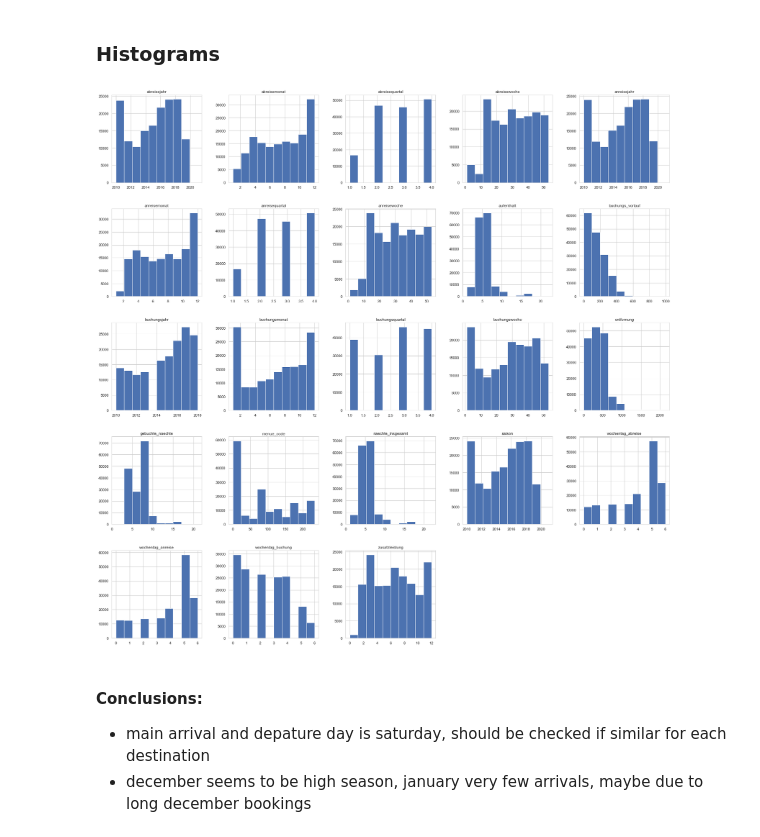
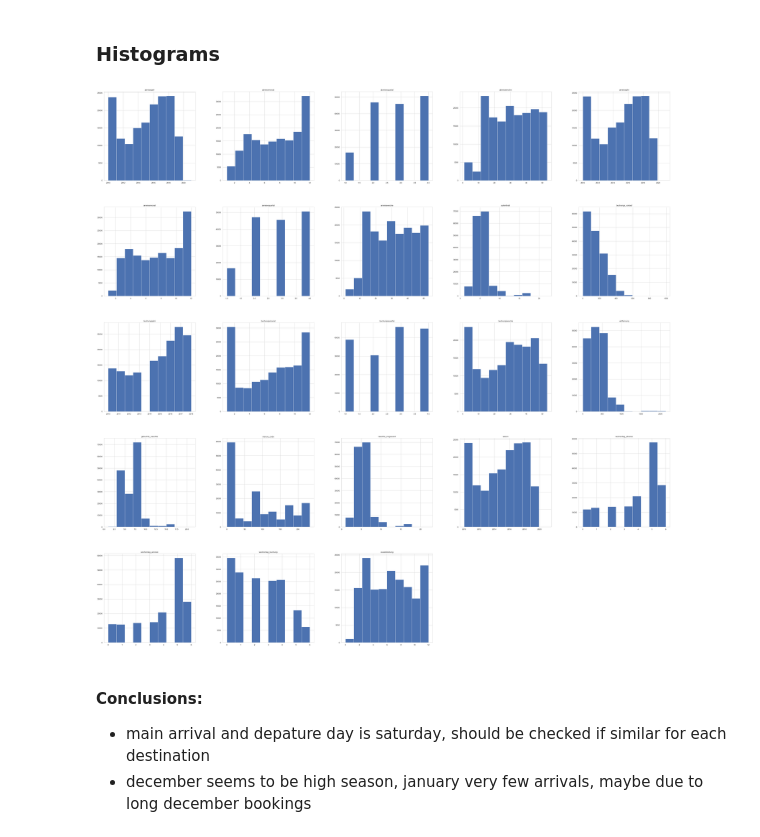
Before and after one commit to argv1/Booking-Prediction-EDA, a Jupyter notebook: 2-Features_and_EDA.ipynb, the cells around one changed output. Saved outputs shown, nothing was run; the diff lists cells and outputs as text; code cells hidden in the pictures.

```diff
--- a/2-Features_and_EDA.ipynb
+++ b/2-Features_and_EDA.ipynb
@@ -707,14 +746,14 @@ print(round(df.sprache_deutsch.value_counts(normalize=True),4)*100)
 # %%
 column_list = ["naechte_insgesamt", "gebuchte_naechte", "saison", "zimmerarten", "entfernung",
                "menue_code", "zusatzleistung", "wochentag_buchung", "buchungsmonat",
                "buchungsjahr", "buchungswoche", "buchungsquartal","wochentag_anreise",
                "anreisemonat", "anreisejahr", "anreisewoche", "anreisequartal", "wochentag_abreise",
                "abreisemonat", "abreisejahr", "abreisewoche", "abreisequartal", "aufenthalt", "buchungs_vorlauf"]
 
 tmp = df[column_list].copy()
-tmp.hist(figsize=(30,30));
+tmp.hist(figsize=(60,60));
 # %% [output]
-[figure, old version]
+[figure, new version]
 # %% [markdown]
 #### Conclusions:
 - main arrival and depature day is saturday, should be checked if similar for each destination
```
Also changed, not shown: parts of 33 cells of this notebook.
